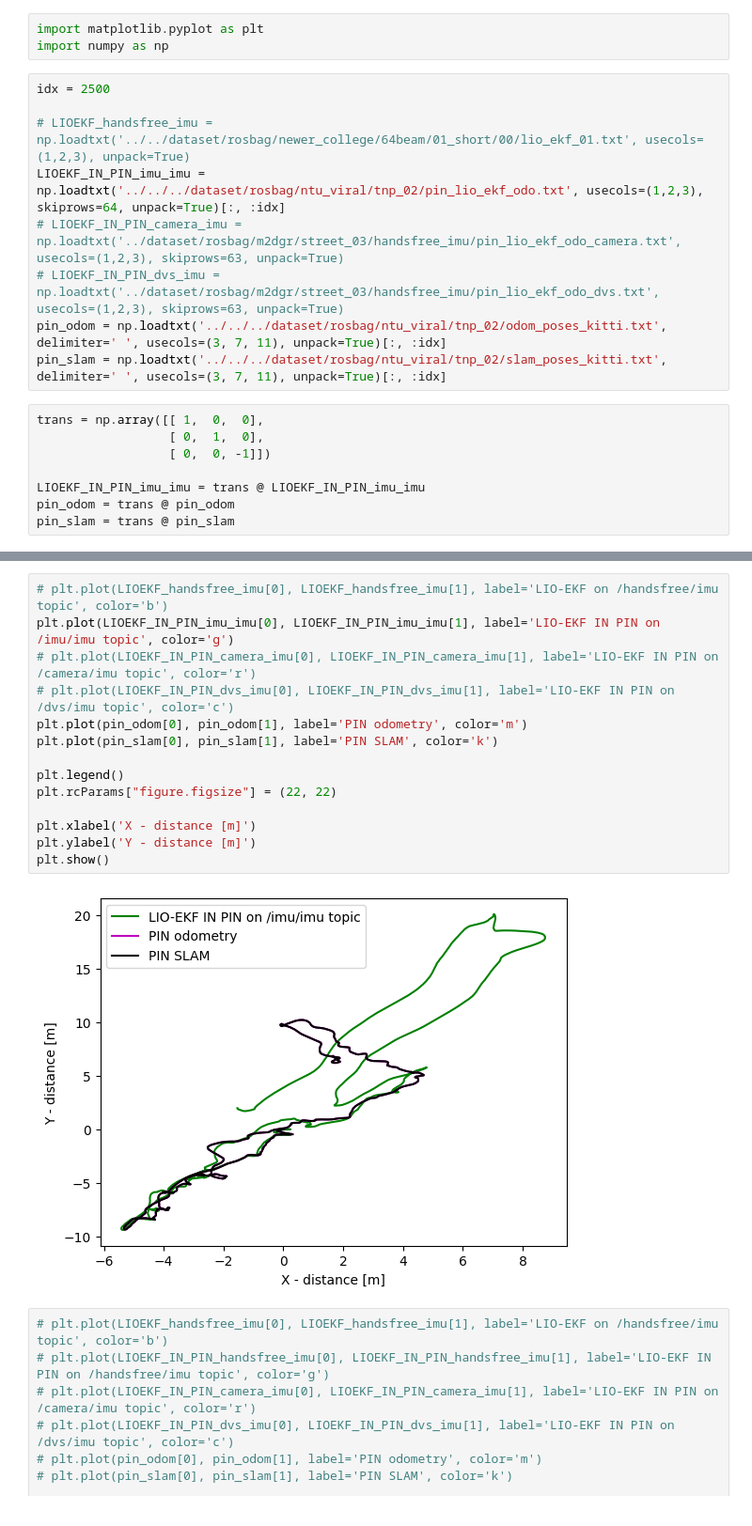
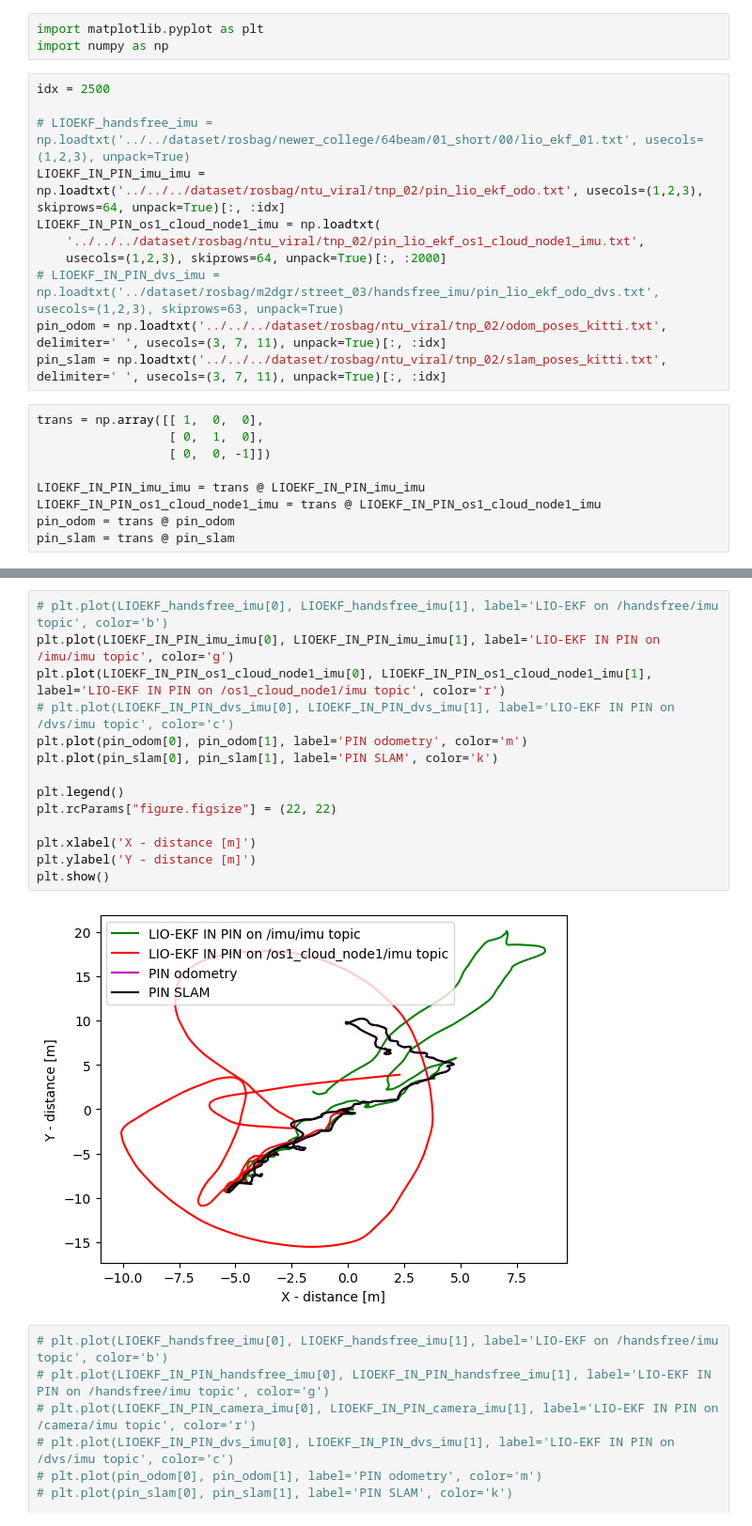
Before and after one commit to ohmohmpr/PINI, a Jupyter notebook: ohm/plot_path/NTU_VIRAL/tnp/path_NTU_VIRAL_tnp_02.ipynb, the cells around one changed output, grey strips where cells are left out. Shown at 94% size. Cells and saved outputs as stored; diff of their text form.

```diff
--- a/ohm/plot_path/NTU_VIRAL/tnp/path_NTU_VIRAL_tnp_02.ipynb
+++ b/ohm/plot_path/NTU_VIRAL/tnp/path_NTU_VIRAL_tnp_02.ipynb
@@ -6,7 +6,9 @@ idx = 2500
 
 # LIOEKF_handsfree_imu = np.loadtxt('../../dataset/rosbag/newer_college/64beam/01_short/00/lio_ekf_01.txt', usecols=(1,2,3), unpack=True)
 LIOEKF_IN_PIN_imu_imu = np.loadtxt('../../../dataset/rosbag/ntu_viral/tnp_02/pin_lio_ekf_odo.txt', usecols=(1,2,3), skiprows=64, unpack=True)[:, :idx]
-# LIOEKF_IN_PIN_camera_imu = np.loadtxt('../dataset/rosbag/m2dgr/street_03/handsfree_imu/pin_lio_ekf_odo_camera.txt', usecols=(1,2,3), skiprows=63, unpack=True)
+LIOEKF_IN_PIN_os1_cloud_node1_imu = np.loadtxt(
+    '../../../dataset/rosbag/ntu_viral/tnp_02/pin_lio_ekf_os1_cloud_node1_imu.txt',
+    usecols=(1,2,3), skiprows=64, unpack=True)[:, :2000]
 # LIOEKF_IN_PIN_dvs_imu = np.loadtxt('../dataset/rosbag/m2dgr/street_03/handsfree_imu/pin_lio_ekf_odo_dvs.txt', usecols=(1,2,3), skiprows=63, unpack=True)
 pin_odom = np.loadtxt('../../../dataset/rosbag/ntu_viral/tnp_02/odom_poses_kitti.txt', delimiter=' ', usecols=(3, 7, 11), unpack=True)[:, :idx]
 pin_slam = np.loadtxt('../../../dataset/rosbag/ntu_viral/tnp_02/slam_poses_kitti.txt', delimiter=' ', usecols=(3, 7, 11), unpack=True)[:, :idx]
@@ -16,6 +18,7 @@ trans = np.array([[ 1,  0,  0],
                   [ 0,  0, -1]])
 
 LIOEKF_IN_PIN_imu_imu = trans @ LIOEKF_IN_PIN_imu_imu
+LIOEKF_IN_PIN_os1_cloud_node1_imu = trans @ LIOEKF_IN_PIN_os1_cloud_node1_imu
 pin_odom = trans @ pin_odom
 pin_slam = trans @ pin_slam
 # %%
@@ -42,19 +45,19 @@ plt.show()
 # %%
 # plt.plot(LIOEKF_handsfree_imu[0], LIOEKF_handsfree_imu[1], label='LIO-EKF on /handsfree/imu topic', color='b')
 plt.plot(LIOEKF_IN_PIN_imu_imu[0], LIOEKF_IN_PIN_imu_imu[1], label='LIO-EKF IN PIN on /imu/imu topic', color='g')
-# plt.plot(LIOEKF_IN_PIN_camera_imu[0], LIOEKF_IN_PIN_camera_imu[1], label='LIO-EKF IN PIN on /camera/imu topic', color='r')
+plt.plot(LIOEKF_IN_PIN_os1_cloud_node1_imu[0], LIOEKF_IN_PIN_os1_cloud_node1_imu[1], label='LIO-EKF IN PIN on /os1_cloud_node1/imu topic', color='r')
 # plt.plot(LIOEKF_IN_PIN_dvs_imu[0], LIOEKF_IN_PIN_dvs_imu[1], label='LIO-EKF IN PIN on /dvs/imu topic', color='c')
 plt.plot(pin_odom[0], pin_odom[1], label='PIN odometry', color='m')
 plt.plot(pin_slam[0], pin_slam[1], label='PIN SLAM', color='k')
 
 plt.legend()
 plt.rcParams["figure.figsize"] = (22, 22)
 
 plt.xlabel('X - distance [m]')
 plt.ylabel('Y - distance [m]')
 plt.show()
 # %% [output]
-[figure, old version]
+[figure, new version]
 # %%
 # plt.plot(LIOEKF_handsfree_imu[0], LIOEKF_handsfree_imu[1], label='LIO-EKF on /handsfree/imu topic', color='b')
 # plt.plot(LIOEKF_IN_PIN_handsfree_imu[0], LIOEKF_IN_PIN_handsfree_imu[1], label='LIO-EKF IN PIN on /handsfree/imu topic', color='g')
```
Also changed, not shown: parts of 3 cells of this notebook, 3 other files.
